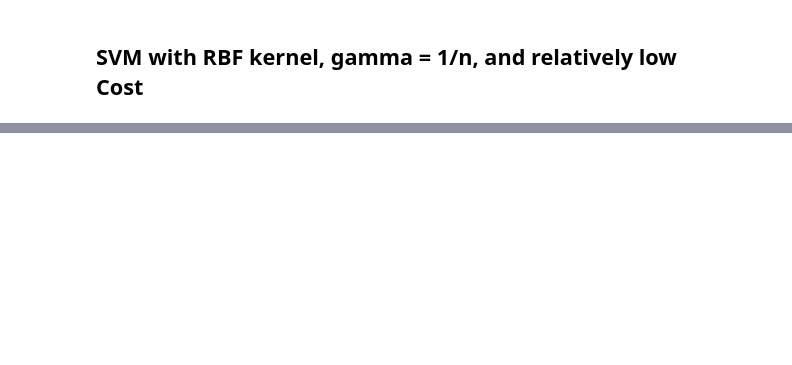
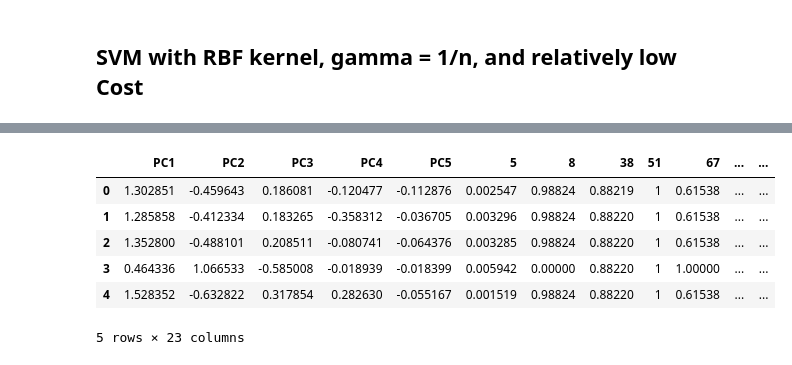
Before and after one commit to AML-Project-Group/impersonation_detection, a Jupyter notebook: Main.ipynb, the cells around one changed output, grey strips where cells are left out. Cells and saved outputs as stored; diff of their text form; code cells hidden in the pictures; blank space fills up the shorter version.

```diff
--- a/Main.ipynb
+++ b/Main.ipynb
@@ -673,0 +760,16 @@ weighted avg       1.00      1.00      1.00     24261
+# %%
+from sklearn.decomposition import PCA
+
+pca2 = PCA(n_components=5)
+pcaT = pca2.fit_transform(processedtest_df.iloc[:,:-1])
+
+processedtest_with_pcs = pd.DataFrame(pcaT,columns=[f"PC{i}" for i in range(1,6)]).join(processedtestfs_df)
+processedtest_with_pcs.head()
+# %% [output]
+|  | PC1 | PC2 | PC3 | PC4 | PC5 | 5 | 8 | 38 | 51 | 67 | ... | ... |
+| 0 | 1.302851 | -0.459643 | 0.186081 | -0.120477 | -0.112876 | 0.002547 | 0.98824 | 0.88219 | 1 | 0.61538 | ... | ... |
+| 1 | 1.285858 | -0.412334 | 0.183265 | -0.358312 | -0.036705 | 0.003296 | 0.98824 | 0.88220 | 1 | 0.61538 | ... | ... |
+| 2 | 1.352800 | -0.488101 | 0.208511 | -0.080741 | -0.064376 | 0.003285 | 0.98824 | 0.88220 | 1 | 0.61538 | ... | ... |
+| 3 | 0.464336 | 1.066533 | -0.585008 | -0.018939 | -0.018399 | 0.005942 | 0.00000 | 0.88220 | 1 | 1.00000 | ... | ... |
+| 4 | 1.528352 | -0.632822 | 0.317854 | 0.282630 | -0.055167 | 0.001519 | 0.98824 | 0.88220 | 1 | 0.61538 | ... | ... |
+5 rows × 23 columns
```
Also changed, not shown: parts of 29 cells of this notebook.
